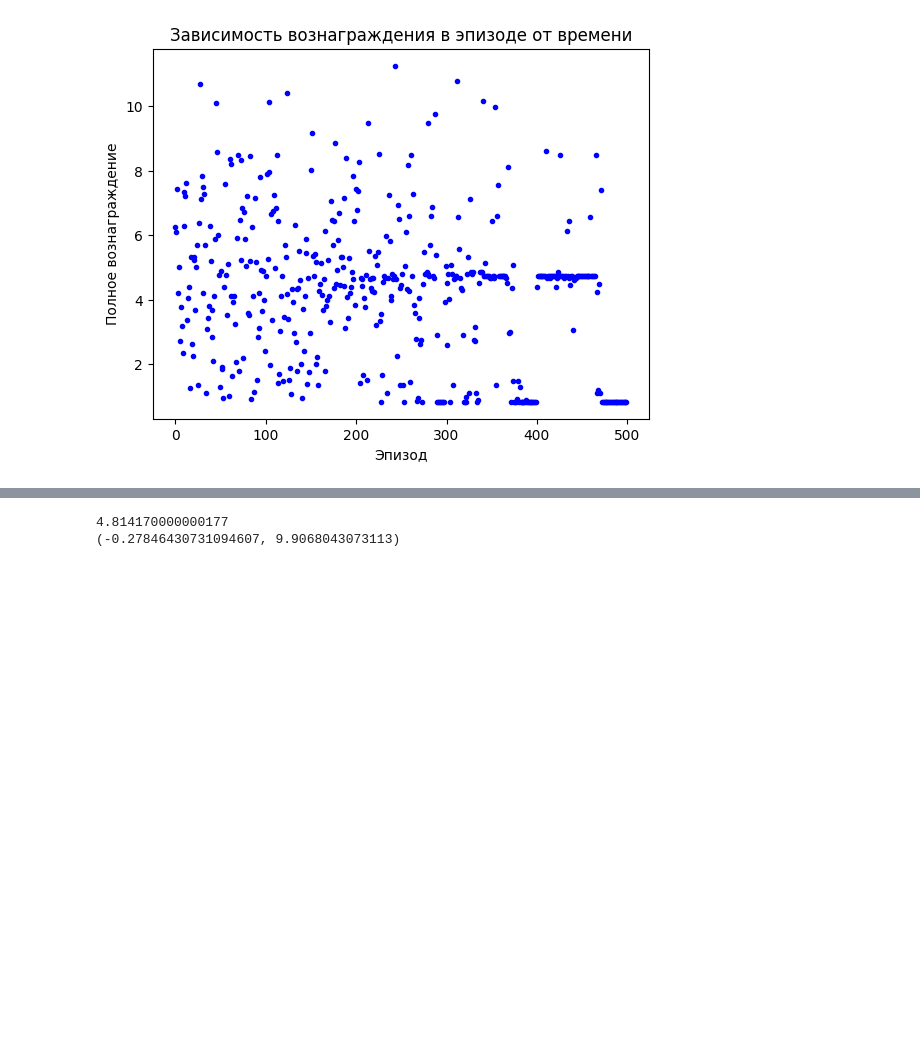
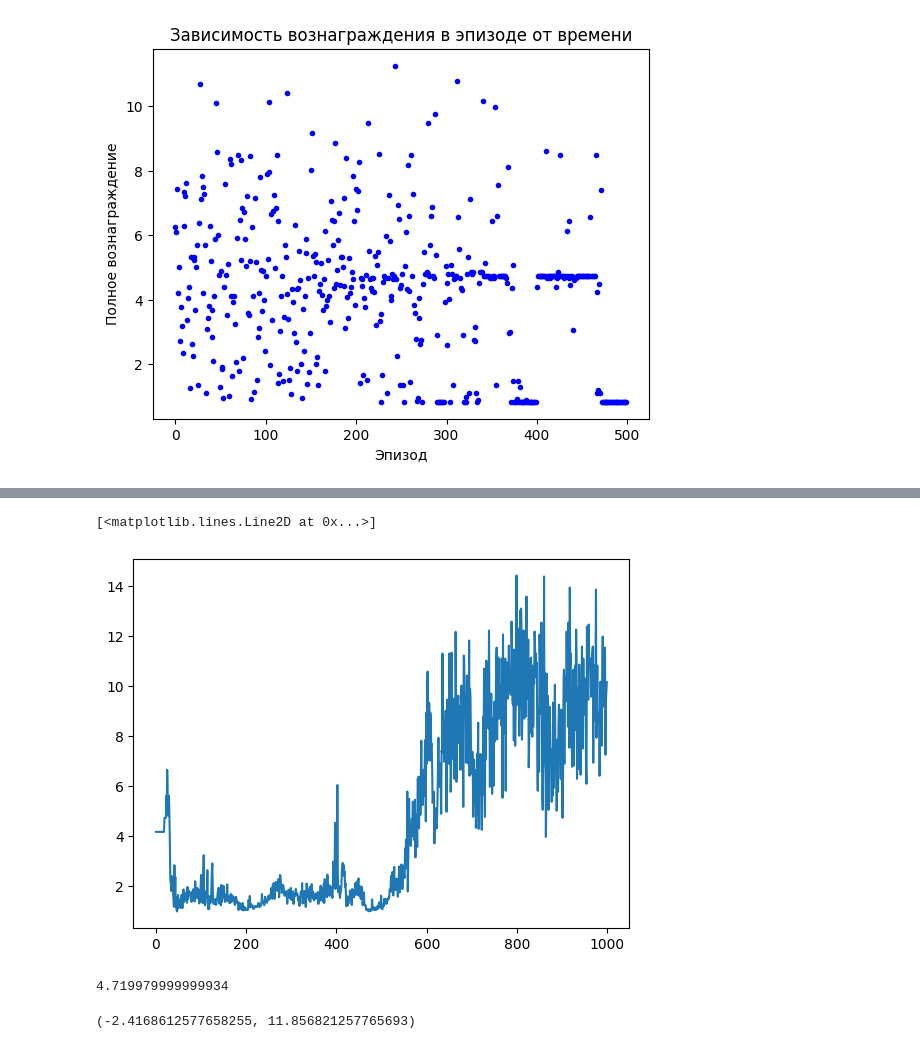
Before and after one commit to Cheburilla/RLProject, a Jupyter notebook: S(k)UF_RL.ipynb, the cells around one changed output, grey strips where cells are left out. Drawn from its saved outputs; the diff is of its cells as text; code cells hidden in the pictures; blank space fills up the shorter version.

```diff
--- a/S(k)UF_RL.ipynb
+++ b/S(k)UF_RL.ipynb
@@ -152,8 +290,10 @@ total_reward_episode = [0] * n_episode
 # %%
 n_state = env.observation_space.shape[0]
 n_action = env.action_space.n
-n_feature = 100
+n_hidden = 256
 lr = 0.03
-estimator = LR_Estimate(n_feature, n_state, n_action, lr)
+policy_net = PolicyNetwork(n_state, n_action, n_hidden, lr)
 
-q_learning(env, estimator, n_episode, 0.1, n_action)
+n_episode = 800
+gamma = 0.9
+total_reward_episode = [0] * n_episode
@@ -167,0 +320,5 @@ plt.show()
+# %%
+plt.plot(total_reward_episode)
+# %% [output]
+[<matplotlib.lines.Line2D at 0x...>]
+[figure, added]
@@ -168,9 +327,9 @@ plt.show()
+# %%
+mean_reward
+# %% [output]
+4.719979999999934
 # %%
-mean_reward2 = sum(total_reward_episode) / len(total_reward_episode)
-interval2 = stats.norm.interval(0.95, loc=mean_reward2, scale=stats.tstd(total_reward_episode, axis=0))
+interval = stats.norm.interval(0.95, loc=mean_reward, scale=stats.tstd(total_reward_episode, axis=0))
+print(interval)
+# %% [output]
+(-2.4168612577658255, 11.856821257765693)
-# %%
-print(mean_reward2)
-print(interval2)
-# %% [output]
-4.814170000000177
-(-0.27846430731094607, 9.9068043073113)
```
Also changed, not shown: parts of 18 cells of this notebook.
